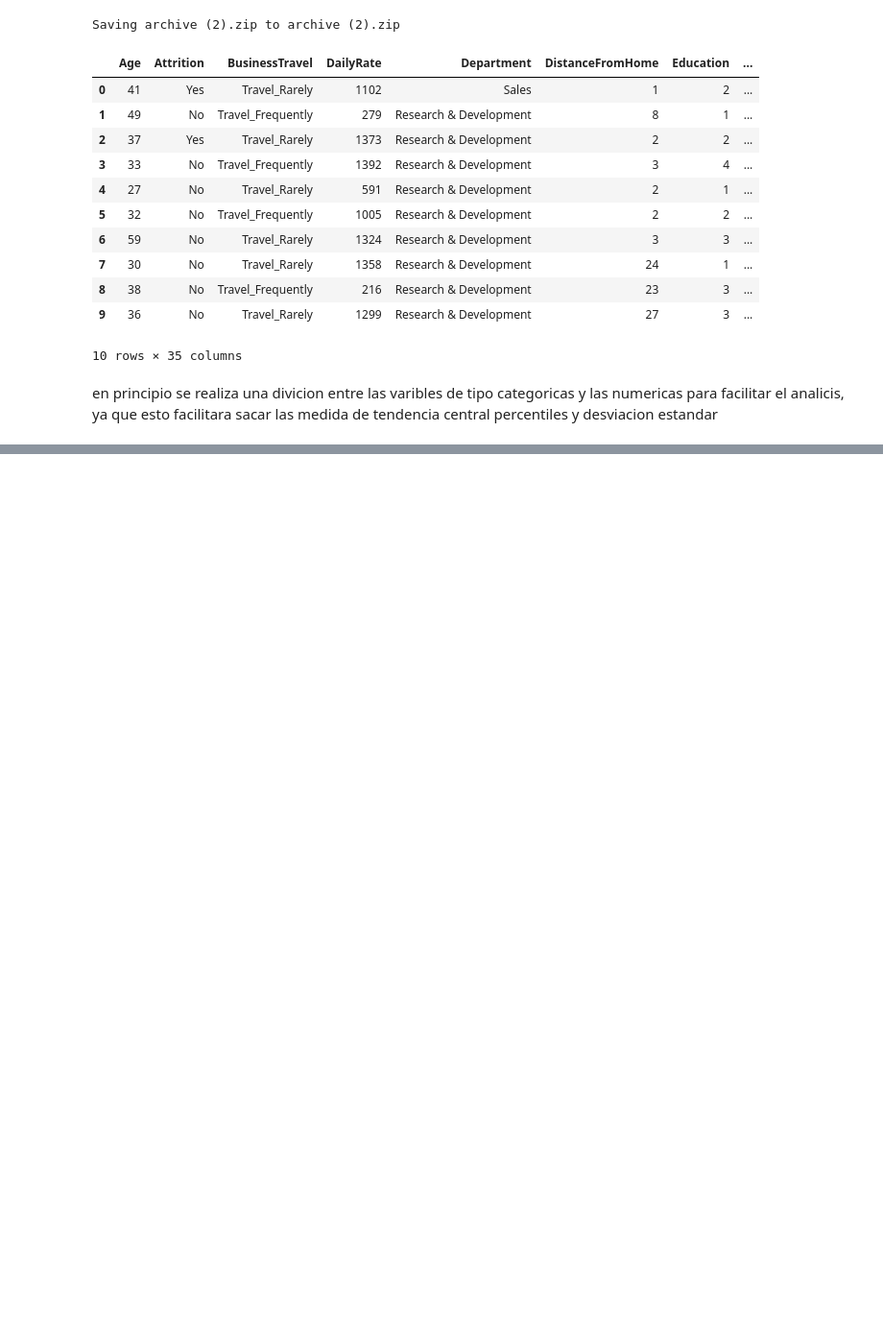
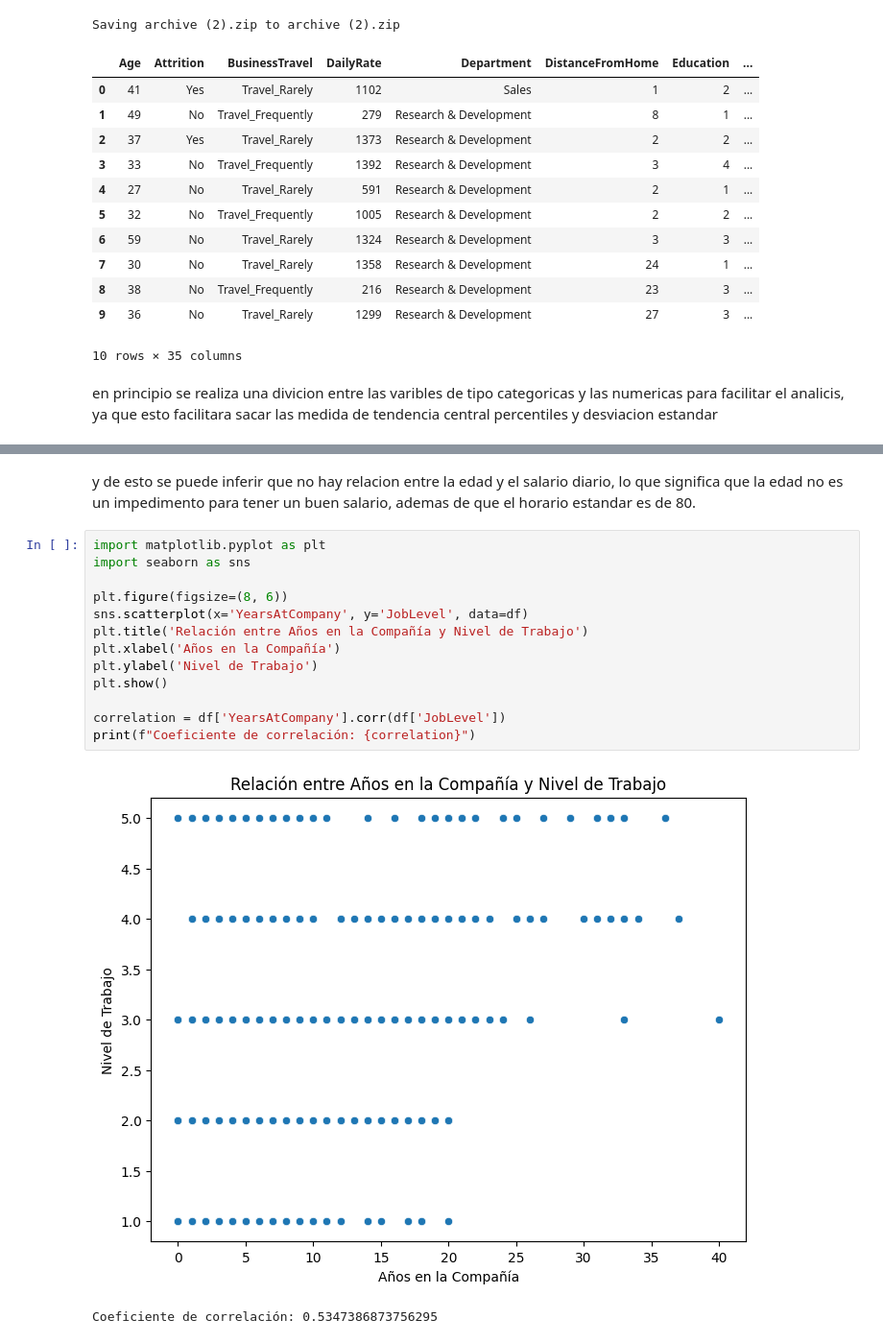
Before and after one commit to glYohanny/evaluacion_1_, a Jupyter notebook: evaluacion.ipynb, the cells around one changed output, grey strips where cells are left out. Shown at 96% size. Drawn from its saved outputs; the diff is of its cells as text; blank space fills up the shorter version.

```diff
--- a/evaluacion.ipynb
+++ b/evaluacion.ipynb
@@ -171,0 +217,18 @@ Columns: [Age, Attrition, BusinessTravel, DailyRate, Department, DistanceFromHom
+# %% [markdown]
+y de esto se puede inferir que no hay relacion entre la edad y el salario diario, lo que significa que la edad no es un impedimento para tener un buen salario, ademas de que el horario estandar es de 80.
+# %%
+import matplotlib.pyplot as plt
+import seaborn as sns
+
+plt.figure(figsize=(8, 6))
+sns.scatterplot(x='YearsAtCompany', y='JobLevel', data=df)
+plt.title('Relación entre Años en la Compañía y Nivel de Trabajo')
+plt.xlabel('Años en la Compañía')
+plt.ylabel('Nivel de Trabajo')
+plt.show()
+
+correlation = df['YearsAtCompany'].corr(df['JobLevel'])
+print(f"Coeficiente de correlación: {correlation}")
+# %% [output]
+[figure, added]
+Coeficiente de correlación: 0.5347386873756295
```
Also changed, not shown: parts of 15 cells of this notebook.
